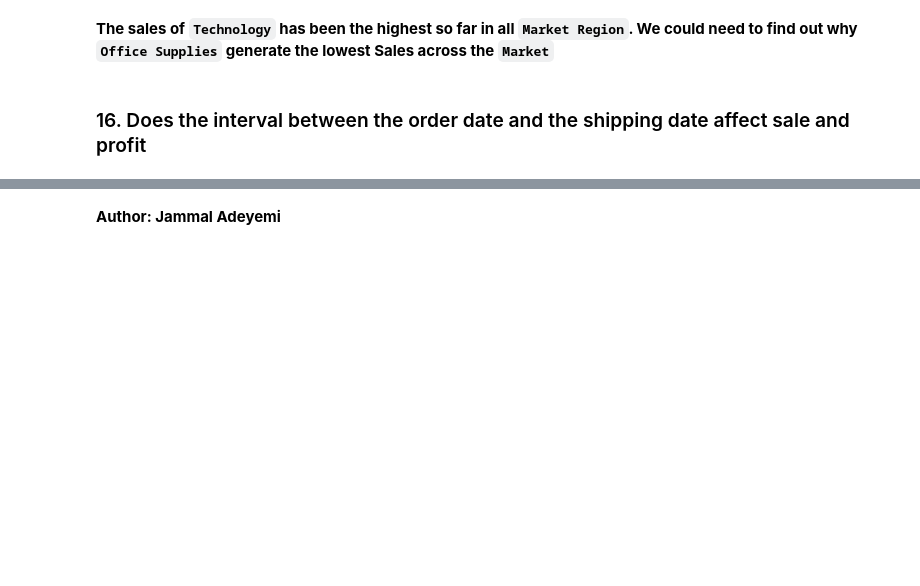
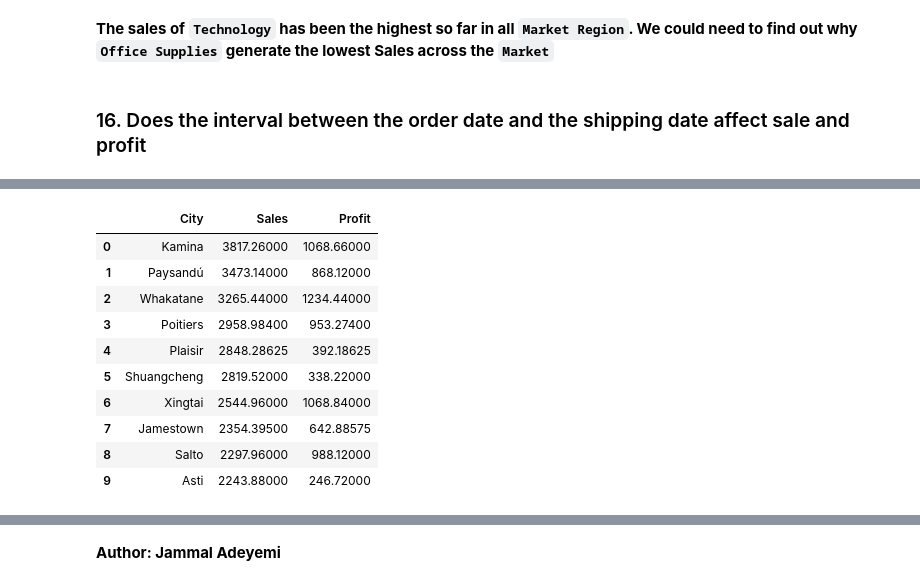
Before and after one commit to Jammal7/Introduction_to_Data_Science, a Jupyter notebook: Blossom Academy Fellowship/EDA/Mini Project/Mid-Course Project (Data Analysis Project).ipynb, the cells around one changed output, grey strips where cells are left out. Drawn from its saved outputs; the diff is of its cells as text; code cells hidden in the pictures; blank space fills up the shorter version.

```diff
--- a/Blossom Academy Fellowship/EDA/Mini Project/Mid-Course Project (Data Analysis Project).ipynb
+++ b/Blossom Academy Fellowship/EDA/Mini Project/Mid-Course Project (Data Analysis Project).ipynb
@@ -481,0 +571,16 @@ plt.show()
+# %%
+# Cities with high Average Sales as well as Average Profit
+merged2 = pd.merge(high_sales,high_profit, on=['City'], how='inner')
+merged2.head(10)
+# %% [output]
+|  | City | Sales | Profit |
+| 0 | Kamina | 3817.26000 | 1068.66000 |
+| 1 | Paysandú | 3473.14000 | 868.12000 |
+| 2 | Whakatane | 3265.44000 | 1234.44000 |
+| 3 | Poitiers | 2958.98400 | 953.27400 |
+| 4 | Plaisir | 2848.28625 | 392.18625 |
+| 5 | Shuangcheng | 2819.52000 | 338.22000 |
+| 6 | Xingtai | 2544.96000 | 1068.84000 |
+| 7 | Jamestown | 2354.39500 | 642.88575 |
+| 8 | Salto | 2297.96000 | 988.12000 |
+| 9 | Asti | 2243.88000 | 246.72000 |
```
Also changed, not shown: parts of 8 cells of this notebook.
